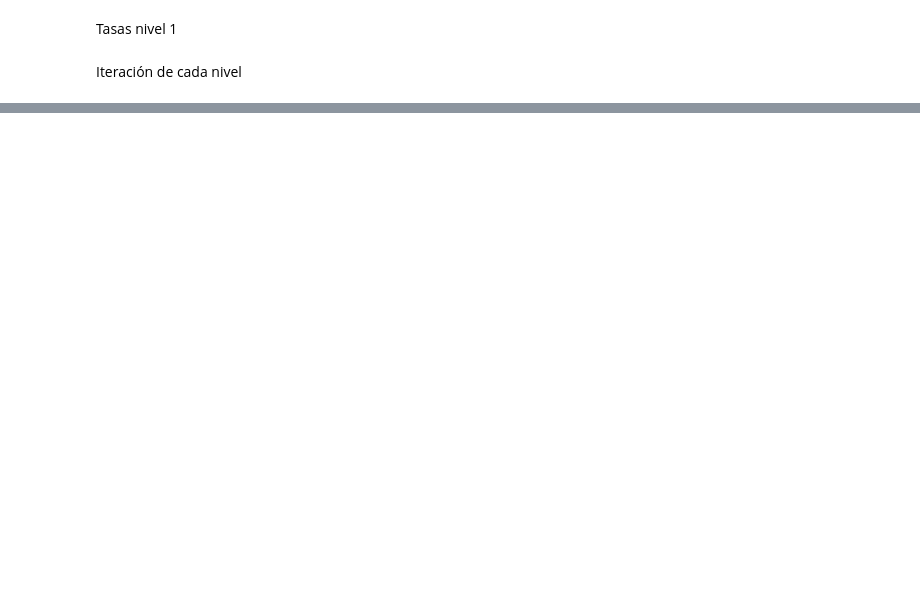
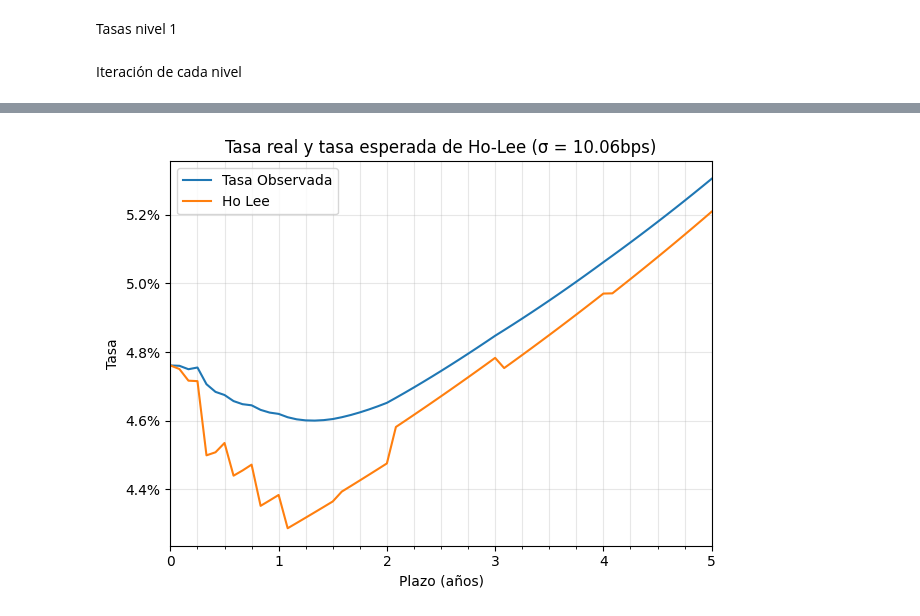
Before and after one commit to vgalfaro/capstone, a Jupyter notebook: holee.ipynb, the cells around one changed output, grey strips where cells are left out. Cells and saved outputs as stored; diff of their text form; code cells hidden in the pictures; blank space fills up the shorter version.

```diff
--- a/holee.ipynb
+++ b/holee.ipynb
@@ -106,0 +243,29 @@ plot_ho_lee_lattice(r, 1)
+# %%
+from matplotlib.ticker import PercentFormatter, MultipleLocator
+import numpy as np
+import matplotlib.pyplot as plt
+
+x_months = np.arange(N+1)
+x_years  = x_months / 12.0     # <-- meses → años
+
+plt.plot(x_years, rt*100, label="Tasa Observada")
+plt.plot(x_years, mu*100, label="Ho Lee")
+
+ax = plt.gca()
+ax.set_title("Tasa real y tasa esperada de Ho-Lee (σ = 10.06bps)")
+ax.set_xlabel("Plazo (años)")
+ax.set_ylabel("Tasa")
+ax.yaxis.set_major_formatter(PercentFormatter(xmax=100, decimals=1))
+
+# Ticks del eje X: mayor cada 1 año, menores cada 0.25 años (trimestral)
+ax.xaxis.set_major_locator(MultipleLocator(1.0))
+ax.xaxis.set_minor_locator(MultipleLocator(0.25))
+ax.set_xlim(0, x_years[-1])
+
+ax.grid(True, which="both", alpha=0.3)
+ax.legend()
+plt.savefig("holeevstasareal.png", dpi=300, bbox_inches="tight", facecolor="white")
+plt.tight_layout()
+plt.show()
+# %% [output]
+[figure, added]
```
Also changed, not shown: parts of 22 cells of this notebook, 5 other files.
